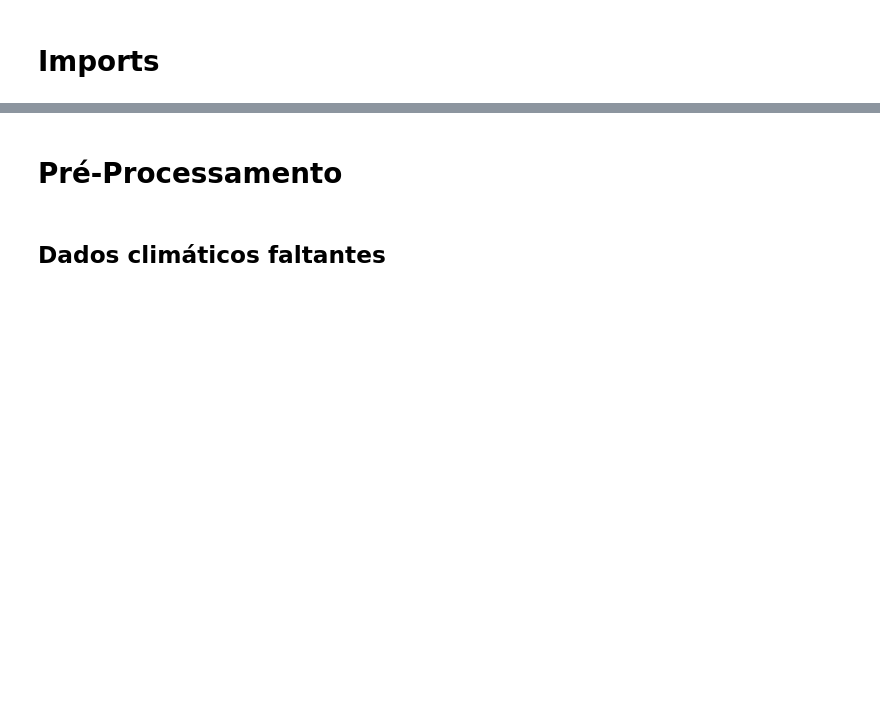
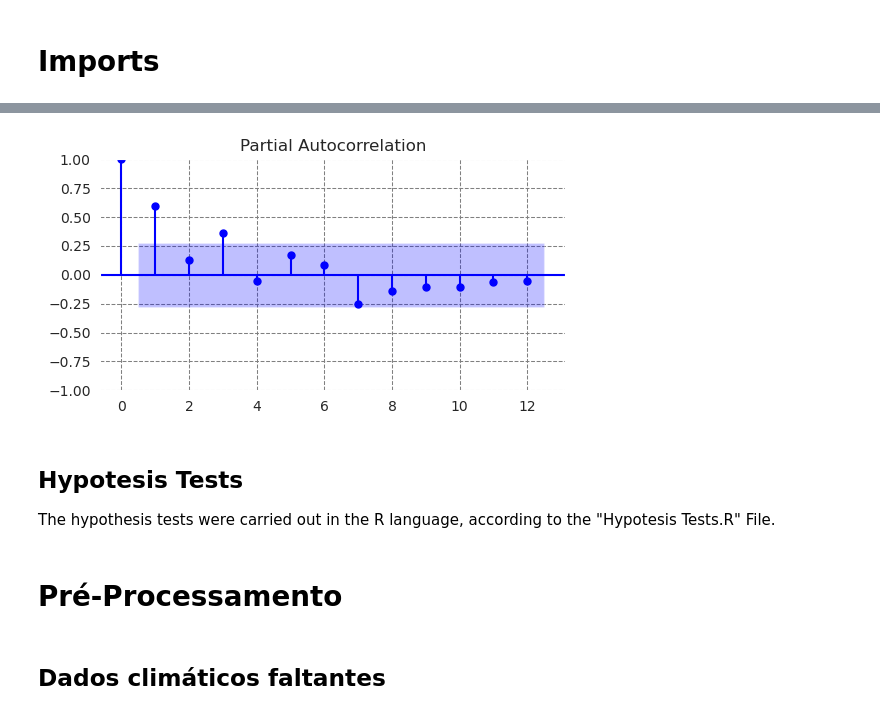
Before and after one commit to eduardoalba0/ifpr_electricity_ml, a Jupyter notebook: DataPreparation.ipynb, the cells around one changed output, grey strips where cells are left out. Saved outputs shown, nothing was run; the diff lists cells and outputs as text; code cells hidden in the pictures; blank space fills up the shorter version.

```diff
--- a/DataPreparation.ipynb
+++ b/DataPreparation.ipynb
@@ -57,3 +87,22 @@ plt.show()
+# %%
+plt.rcParams['xtick.labelsize'] = 10
+plt.rcParams['ytick.labelsize'] = 10
+plt.rcParams.update({'font.size': 10})
+plt.rcParams['axes.prop_cycle'] = plt.cycler(color=["blue"])
+
+fig, ax = plt.subplots(figsize=(6, 3))
+ax.set_facecolor('white')
+plt.grid(True, color='grey', linestyle="--", linewidth=0.75)
+
+plot_pacf(df_electricity[:50]["consumption"].to_pandas(), ax=ax, lags=12)
+plt.savefig("results/PACF.png", bbox_inches='tight')
+plt.show()
+# %% [output]
+[figure, added]
+# %% [markdown]
+## Hypotesis Tests
+
+The hypothesis tests were carried out in the R language, according to the "Hypotesis Tests.R" File.
 # %% [markdown]
 # Pré-Processamento
 # %% [markdown]
```
Also changed, not shown: parts of 7 cells of this notebook, 1 other file.
